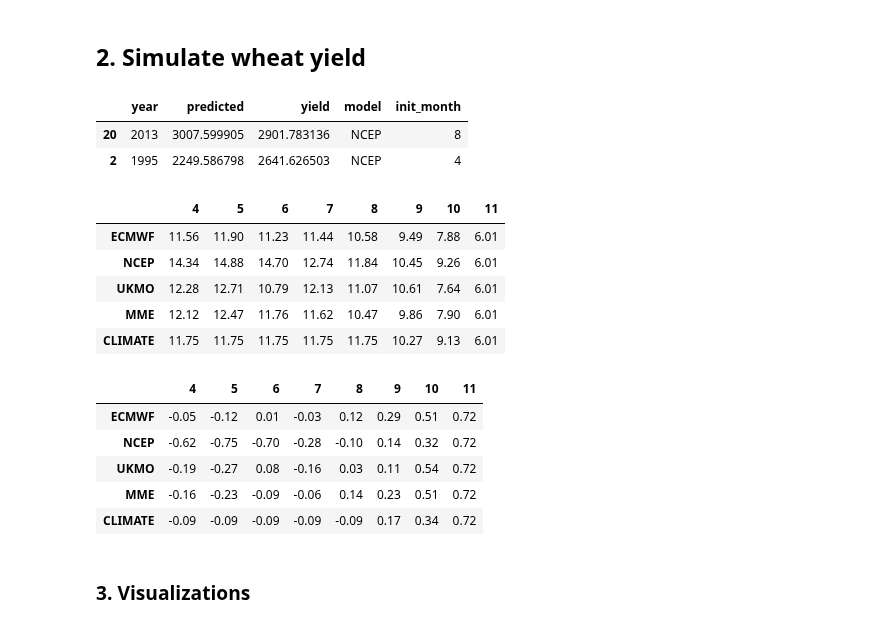
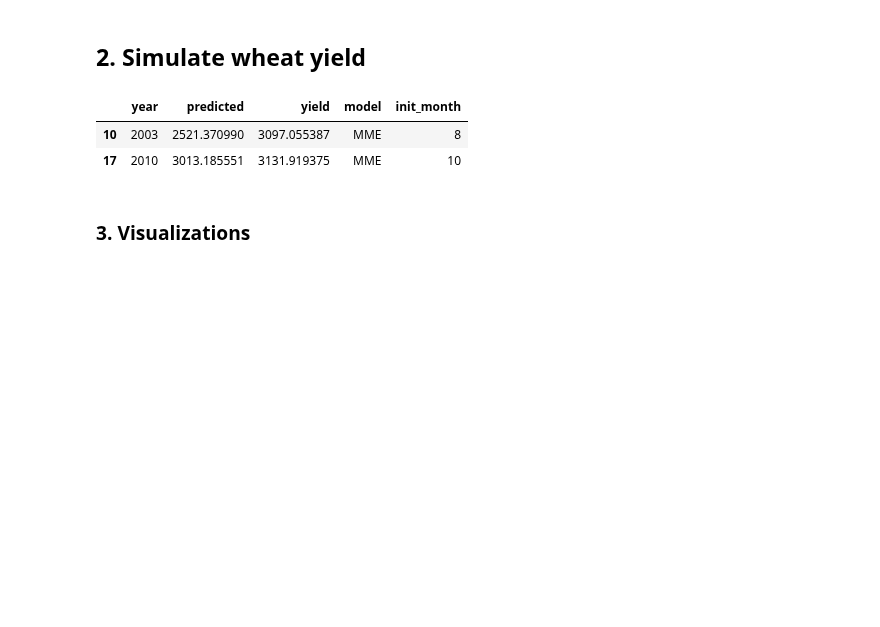
Before and after one commit to mzachow/wheat-yield-forecast-brazil, a Jupyter notebook: figures_for_manuscript.ipynb, the cells around one changed output. Saved outputs shown, nothing was run; the diff lists cells and outputs as text; code cells hidden in the pictures; blank space fills up the shorter version.

```diff
--- a/figures_for_manuscript.ipynb
+++ b/figures_for_manuscript.ipynb
@@ -49,7 +46,7 @@ def perform_simulations_and_compute_metrics(df):
     simulations = []
     for month in months_of_crop_season:
         for model in models:
-            res = kfold_cross_validation(df, model=model, init=month, no_of_features=8)
+            res = estimate.kfold_cross_validation(df, model=model, init=month, no_of_features=8)
             res = res.assign(model=model, init_month=month)
             simulations.append(res)
             # rmse
@@ -65,24 +62,12 @@ def perform_simulations_and_compute_metrics(df):
 simulations, rmse_scores, r2_scores = perform_simulations_and_compute_metrics(kfold_cv_dataset)
 # %%
 simulations.sample(2)
-rmse_scores.head(5)
-r2_scores.head(5)
+#rmse_scores.head(5)
+#r2_scores.head(5)
 # %% [output]
 |  | year | predicted | yield | model | init_month |
-| 20 | 2013 | 3007.599905 | 2901.783136 | NCEP | 8 |
-| 2 | 1995 | 2249.586798 | 2641.626503 | NCEP | 4 |
+| 10 | 2003 | 2521.370990 | 3097.055387 | MME | 8 |
+| 17 | 2010 | 3013.185551 | 3131.919375 | MME | 10 |
-|  | 4 | 5 | 6 | 7 | 8 | 9 | 10 | 11 |
-| ECMWF | 11.56 | 11.90 | 11.23 | 11.44 | 10.58 | 9.49 | 7.88 | 6.01 |
-| NCEP | 14.34 | 14.88 | 14.70 | 12.74 | 11.84 | 10.45 | 9.26 | 6.01 |
-| UKMO | 12.28 | 12.71 | 10.79 | 12.13 | 11.07 | 10.61 | 7.64 | 6.01 |
-| MME | 12.12 | 12.47 | 11.76 | 11.62 | 10.47 | 9.86 | 7.90 | 6.01 |
-| CLIMATE | 11.75 | 11.75 | 11.75 | 11.75 | 11.75 | 10.27 | 9.13 | 6.01 |
-|  | 4 | 5 | 6 | 7 | 8 | 9 | 10 | 11 |
-| ECMWF | -0.05 | -0.12 | 0.01 | -0.03 | 0.12 | 0.29 | 0.51 | 0.72 |
-| NCEP | -0.62 | -0.75 | -0.70 | -0.28 | -0.10 | 0.14 | 0.32 | 0.72 |
-| UKMO | -0.19 | -0.27 | 0.08 | -0.16 | 0.03 | 0.11 | 0.54 | 0.72 |
-| MME | -0.16 | -0.23 | -0.09 | -0.06 | 0.14 | 0.23 | 0.51 | 0.72 |
-| CLIMATE | -0.09 | -0.09 | -0.09 | -0.09 | -0.09 | 0.17 | 0.34 | 0.72 |
 # %% [markdown]
 ### 3. Visualizations
 # %% [markdown]
```
Also changed, not shown: parts of 6 cells of this notebook, 7 other files.
